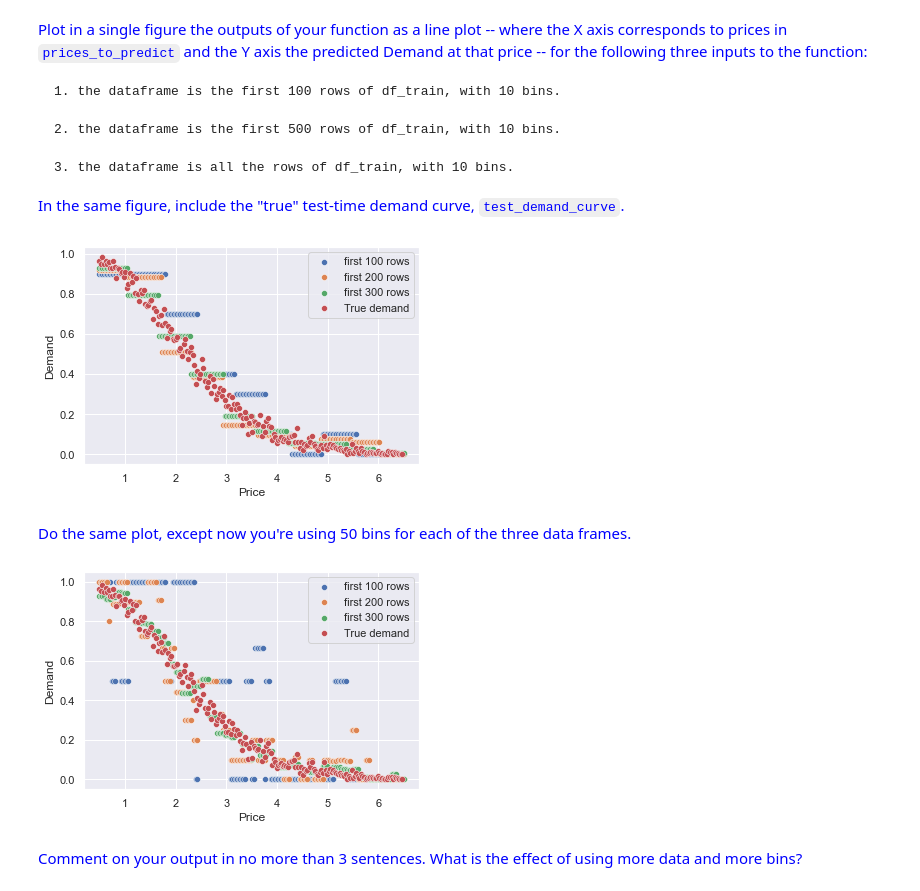
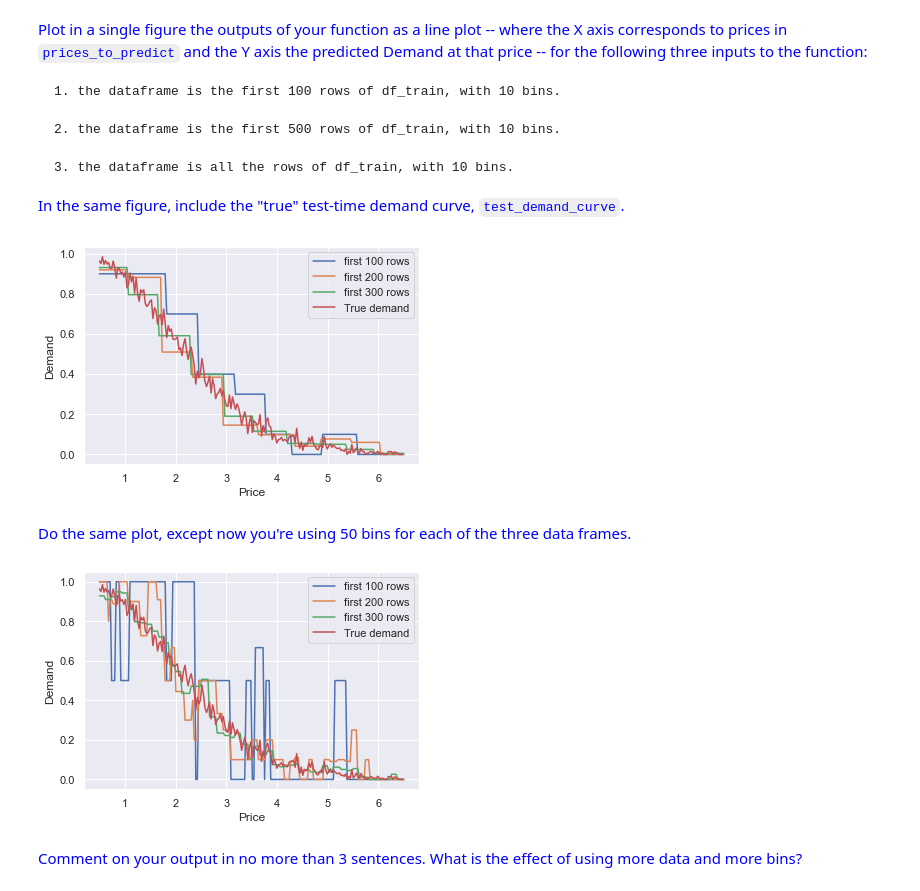
Before and after one commit to martinsun0/People-Data-Systems, a Jupyter notebook: HW3/HW3_assignment.ipynb, the cells around one changed output. Saved outputs shown, nothing was run; the diff lists cells and outputs as text; code cells hidden in the pictures.

```diff
--- a/HW3/HW3_assignment.ipynb
+++ b/HW3/HW3_assignment.ipynb
@@ -137,14 +137,14 @@ pred_demand1 = [get_prediction_empirical(df1, price) for price in prices_to_pred
 pred_demand2 = [get_prediction_empirical(df2, price) for price in prices_to_predict]
 pred_demand3 = [get_prediction_empirical(df3, price) for price in prices_to_predict]
 # %%
-sns.scatterplot(prices_to_predict,pred_demand1)
-sns.scatterplot(prices_to_predict,pred_demand2)
-sns.scatterplot(prices_to_predict,pred_demand3)
-sns.scatterplot(test_demand_curve.iloc[:,0],test_demand_curve.iloc[:,1])
+sns.lineplot(prices_to_predict,pred_demand1)
+sns.lineplot(prices_to_predict,pred_demand2)
+sns.lineplot(prices_to_predict,pred_demand3)
+sns.lineplot(test_demand_curve.iloc[:,0],test_demand_curve.iloc[:,1])
 plt.ylabel('Demand')
 plt.legend(['first 100 rows','first 200 rows','first 300 rows','True demand']);
 # %% [output]
-[figure, old version]
+[figure, new version]
 # %% [markdown]
 <font color='blue'> Do the same plot, except now you're using 50 bins for each of the three data frames.
 # %%
@@ -157,14 +157,14 @@ pred_demand_50_1 = [get_prediction_empirical(df1, price) for price in prices_to_
 pred_demand_50_2 = [get_prediction_empirical(df2, price) for price in prices_to_predict]
 pred_demand_50_3 = [get_prediction_empirical(df3, price) for price in prices_to_predict]
 # %%
-sns.scatterplot(prices_to_predict,pred_demand_50_1)
-sns.scatterplot(prices_to_predict,pred_demand_50_2)
-sns.scatterplot(prices_to_predict,pred_demand_50_3)
-sns.scatterplot(test_demand_curve.iloc[:,0],test_demand_curve.iloc[:,1])
+sns.lineplot(prices_to_predict,pred_demand_50_1)
+sns.lineplot(prices_to_predict,pred_demand_50_2)
+sns.lineplot(prices_to_predict,pred_demand_50_3)
+sns.lineplot(test_demand_curve.iloc[:,0],test_demand_curve.iloc[:,1])
 plt.ylabel('Demand')
 plt.legend(['first 100 rows','first 200 rows','first 300 rows','True demand']);
 # %% [output]
-[figure, old version]
+[figure, new version]
 # %% [markdown]
 <font color='blue'> Comment on your output in no more than 3 sentences. What is the effect of using more data and more bins?
 # %% [markdown]
```
Also changed, not shown: parts of 6 cells of this notebook.
